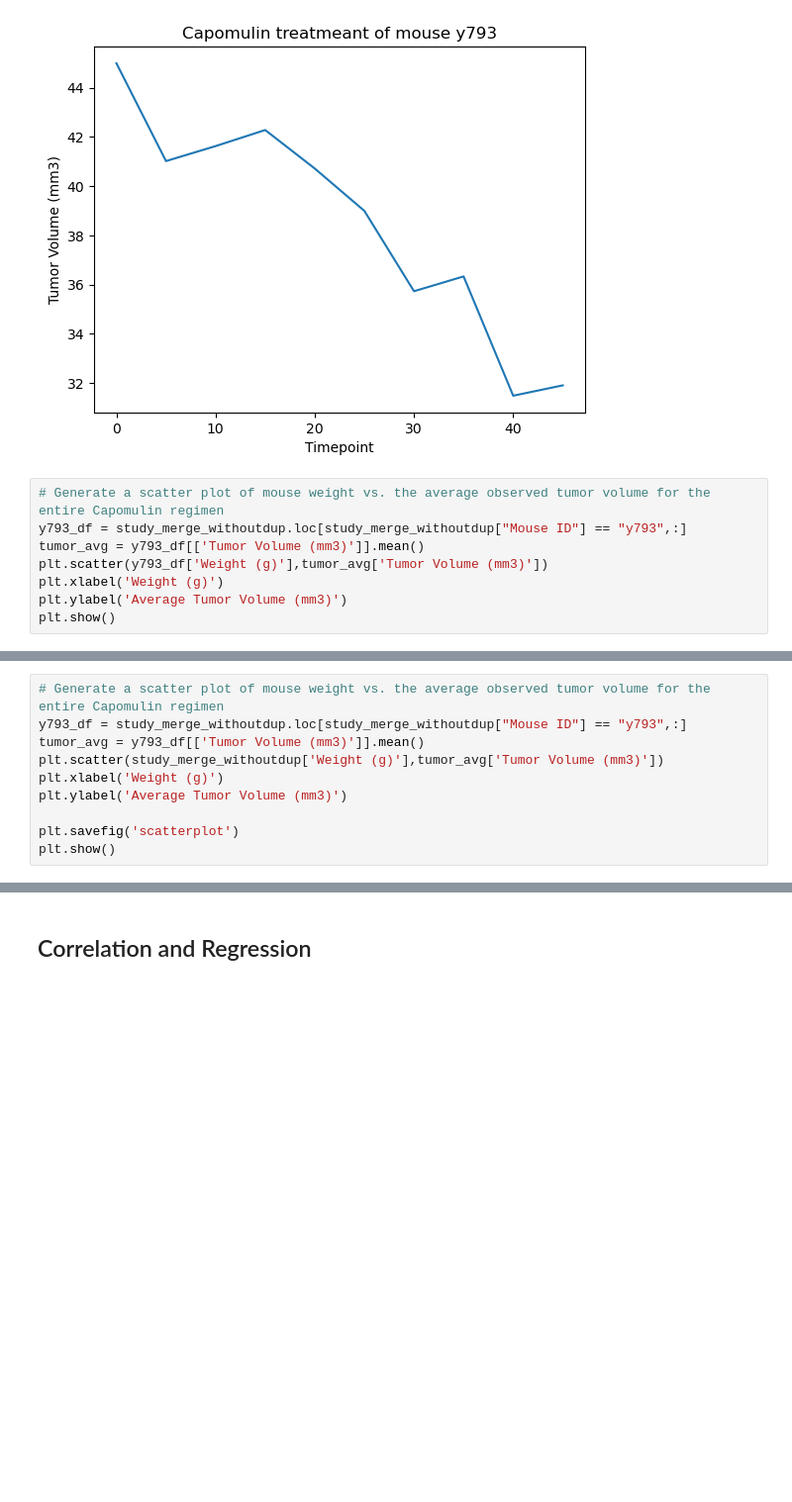
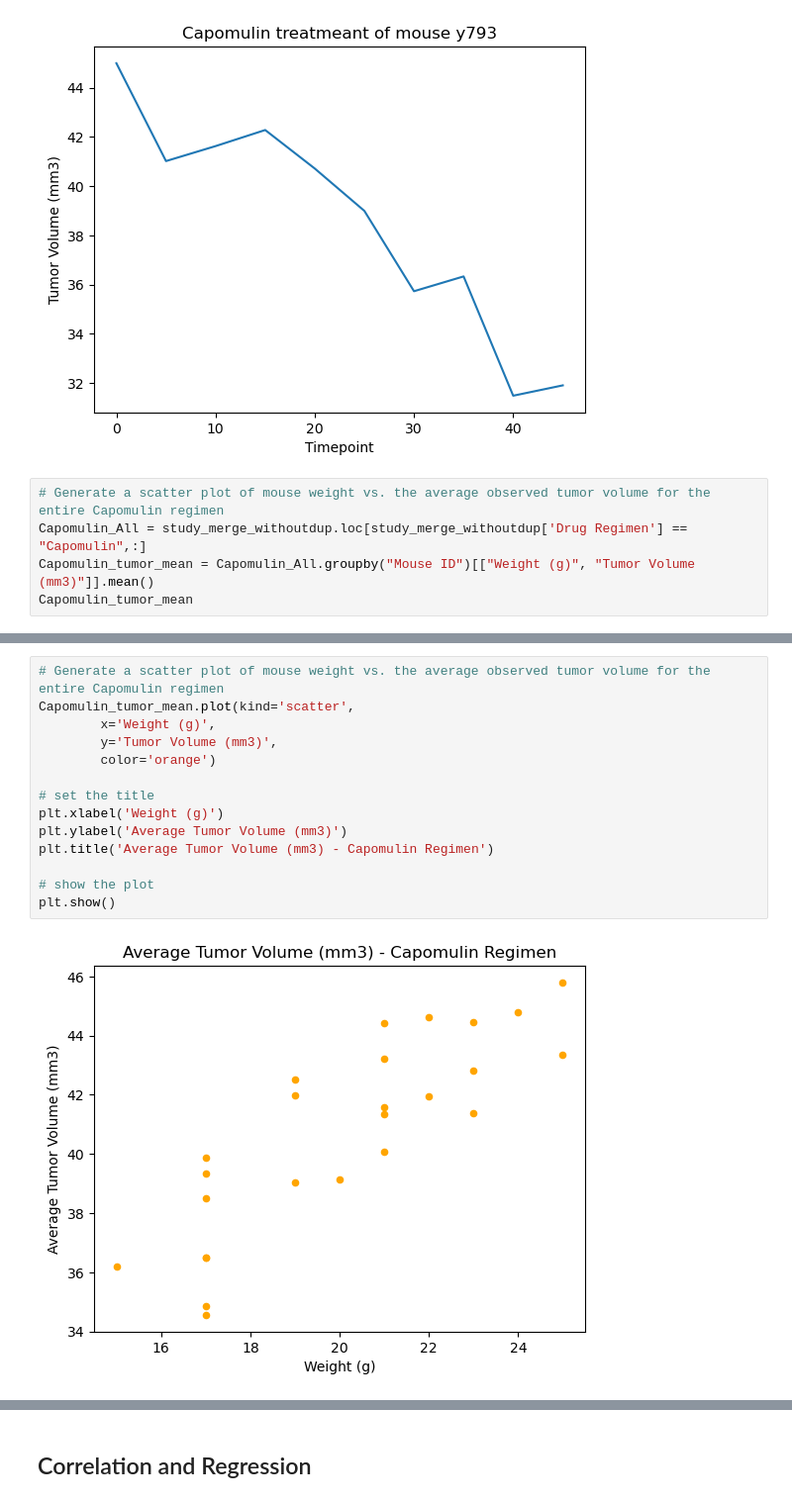
Before and after one commit to skawa0126/Pymaceuticals, a Jupyter notebook: pymaceuticals_starter.ipynb, the cells around one changed output, grey strips where cells are left out. Shown: that part at 99% size. Saved outputs shown, nothing was run; the diff lists cells and outputs as text; blank space fills up the shorter version.

```diff
--- a/pymaceuticals_starter.ipynb
+++ b/pymaceuticals_starter.ipynb
@@ -429,10 +438,7 @@ plt.show()
 [figure]
 # %%
 # Generate a scatter plot of mouse weight vs. the average observed tumor volume for the entire Capomulin regimen
-y793_df = study_merge_withoutdup.loc[study_merge_withoutdup["Mouse ID"] == "y793",:]
-tumor_avg = y793_df[['Tumor Volume (mm3)']].mean()
-plt.scatter(y793_df['Weight (g)'],tumor_avg['Tumor Volume (mm3)'])
-plt.xlabel('Weight (g)')
-plt.ylabel('Average Tumor Volume (mm3)')
-plt.show()
+Capomulin_All = study_merge_withoutdup.loc[study_merge_withoutdup['Drug Regimen'] == "Capomulin",:]
+Capomulin_tumor_mean = Capomulin_All.groupby("Mouse ID")[["Weight (g)", "Tumor Volume (mm3)"]].mean()
+Capomulin_tumor_mean
 # %% [output]
@@ -441,10 +463,16 @@ ValueError: x and y must be the same size
 # %%
 # Generate a scatter plot of mouse weight vs. the average observed tumor volume for the entire Capomulin regimen
-y793_df = study_merge_withoutdup.loc[study_merge_withoutdup["Mouse ID"] == "y793",:]
-tumor_avg = y793_df[['Tumor Volume (mm3)']].mean()
-plt.scatter(study_merge_withoutdup['Weight (g)'],tumor_avg['Tumor Volume (mm3)'])
+Capomulin_tumor_mean.plot(kind='scatter',
+        x='Weight (g)',
+        y='Tumor Volume (mm3)',
+        color='orange')
+
+# set the title
 plt.xlabel('Weight (g)')
 plt.ylabel('Average Tumor Volume (mm3)')
+plt.title('Average Tumor Volume (mm3) - Capomulin Regimen')
 
-plt.savefig('scatterplot')
+# show the plot
 plt.show()
+# %% [output]
+[figure, added]
```
Also changed, not shown: parts of 9 cells of this notebook.
